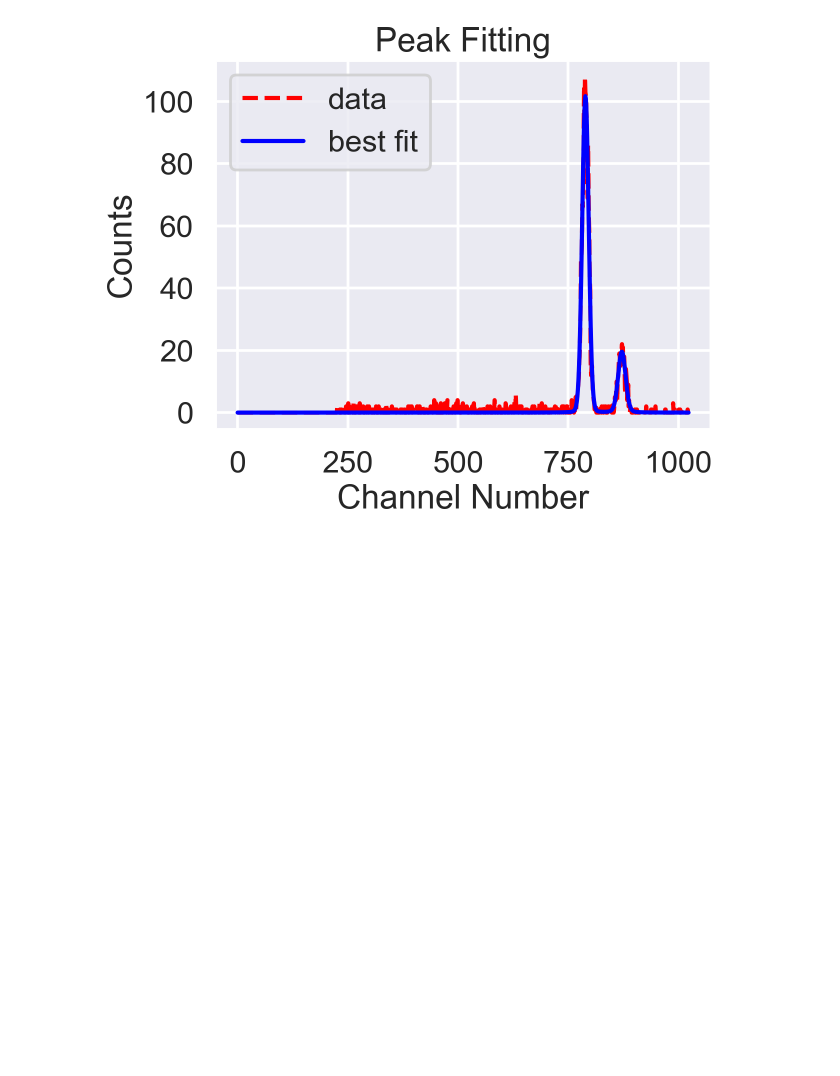
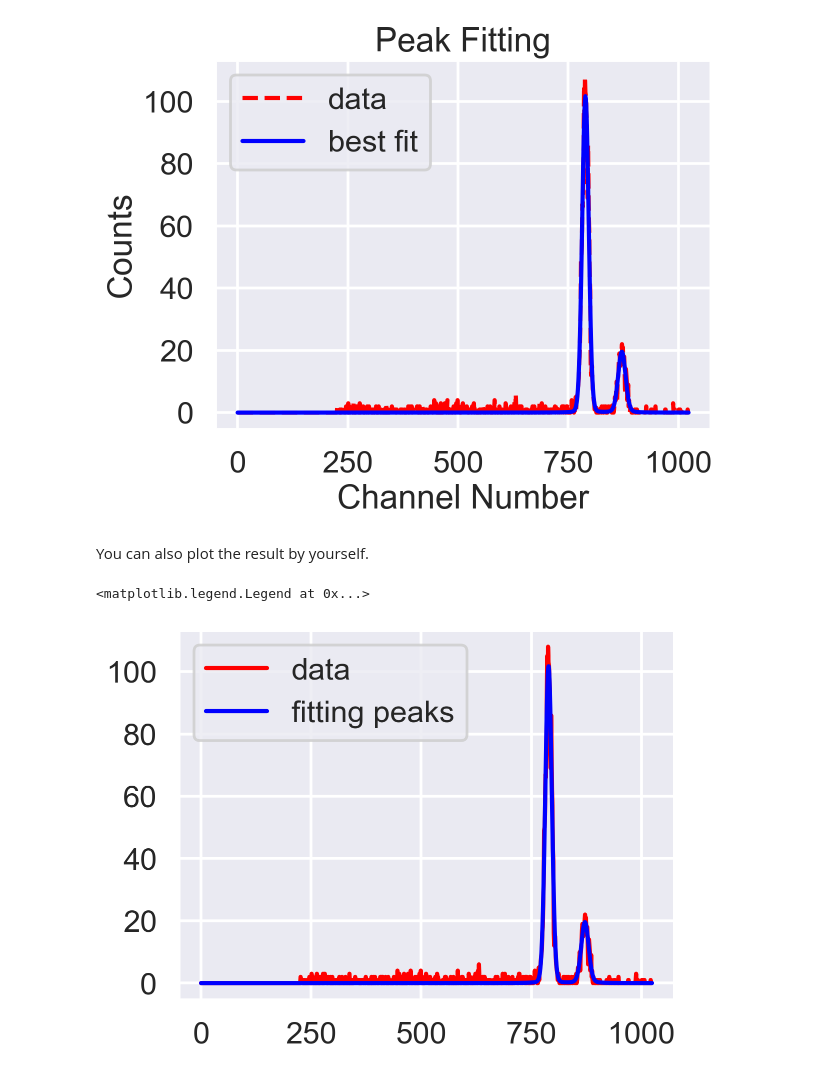
Before and after one commit to Xuanyiyiren/Intersting-things, a Jupyter notebook: mutil_peak_fitting/peak_fitting.ipynb, the cells around one changed output. Saved outputs shown, nothing was run; the diff lists cells and outputs as text; code cells hidden in the pictures; blank space fills up the shorter version.

```diff
--- a/mutil_peak_fitting/peak_fitting.ipynb
+++ b/mutil_peak_fitting/peak_fitting.ipynb
@@ -156,3 +238,14 @@ ax.legend()
 fig
 # %% [output]
 [figure]
+# %% [markdown]
+You can also plot the result by yourself.
+# %%
+fig,ax = plt.subplots()
+ax.plot(data,label='data',color = 'red')
+x = np.linspace(0,1024,2**12+1)
+ax.plot(x,fitting_result.eval(x=x),label='fitting peaks',color = 'blue')
+ax.legend()
+# %% [output]
+<matplotlib.legend.Legend at 0x...>
+[figure, added]
```
Also changed, not shown: parts of 11 cells of this notebook.
